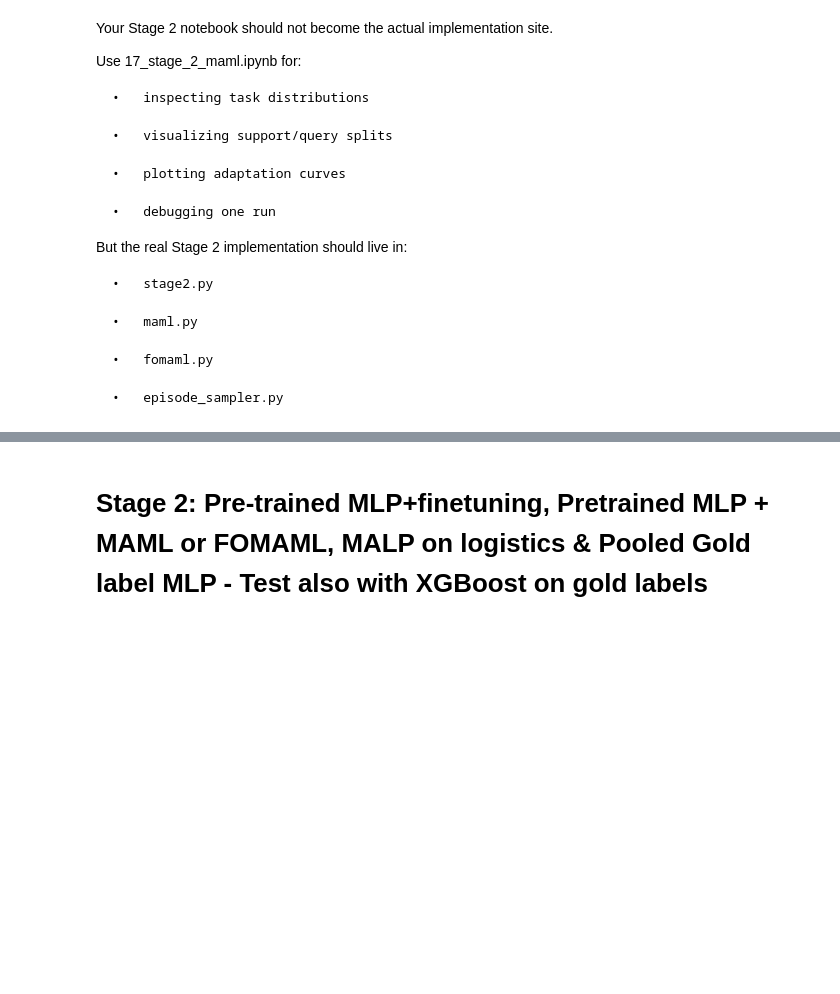
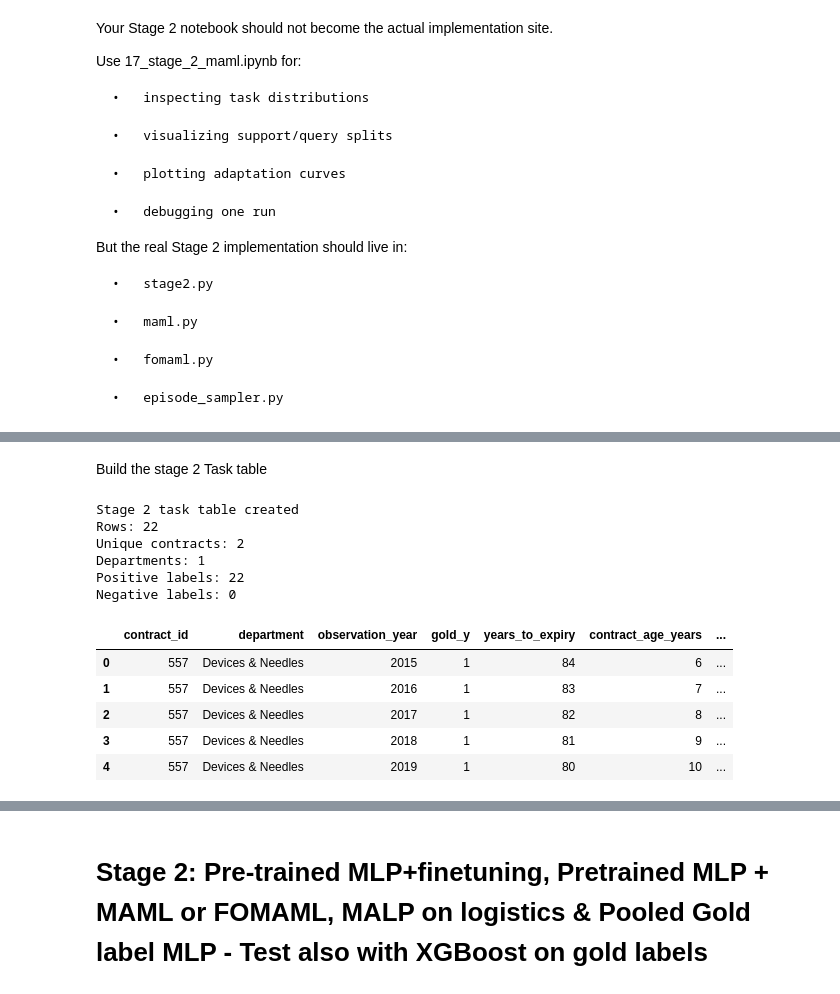
Before and after one commit to ThomasRoennebek/Signal_Fusion_with_Meta-learners-, a Jupyter notebook: notebooks/17_stage_2_maml.ipynb, the cells around one changed output, grey strips where cells are left out. Saved outputs shown, nothing was run; the diff lists cells and outputs as text; code cells hidden in the pictures; blank space fills up the shorter version.

```diff
--- a/notebooks/17_stage_2_maml.ipynb
+++ b/notebooks/17_stage_2_maml.ipynb
@@ -22,0 +77,29 @@ But the real Stage 2 implementation should live in:
+# %%
+feature_cols = [
+    "years_to_expiry",
+    "contract_age_years",
+    "news_negative_ratio",
+    "fin_financial_risk_score",
+]
+# %% [markdown]
+Build the stage 2 Task table
+# %%
+task_df = build_department_task_table(
+    features_df=df_contract_with_gold,
+    feature_cols=feature_cols,
+)
+
+task_df.head()
+# %% [output]
+Stage 2 task table created
+Rows: 22
+Unique contracts: 2
+Departments: 1
+Positive labels: 22
+Negative labels: 0
+|  | contract_id | department | observation_year | gold_y | years_to_expiry | contract_age_years | ... |
+| 0 | 557 | Devices & Needles | 2015 | 1 | 84 | 6 | ... |
+| 1 | 557 | Devices & Needles | 2016 | 1 | 83 | 7 | ... |
+| 2 | 557 | Devices & Needles | 2017 | 1 | 82 | 8 | ... |
+| 3 | 557 | Devices & Needles | 2018 | 1 | 81 | 9 | ... |
+| 4 | 557 | Devices & Needles | 2019 | 1 | 80 | 10 | ... |
```
Also changed, not shown: parts of 30 cells of this notebook, 8 other files.
